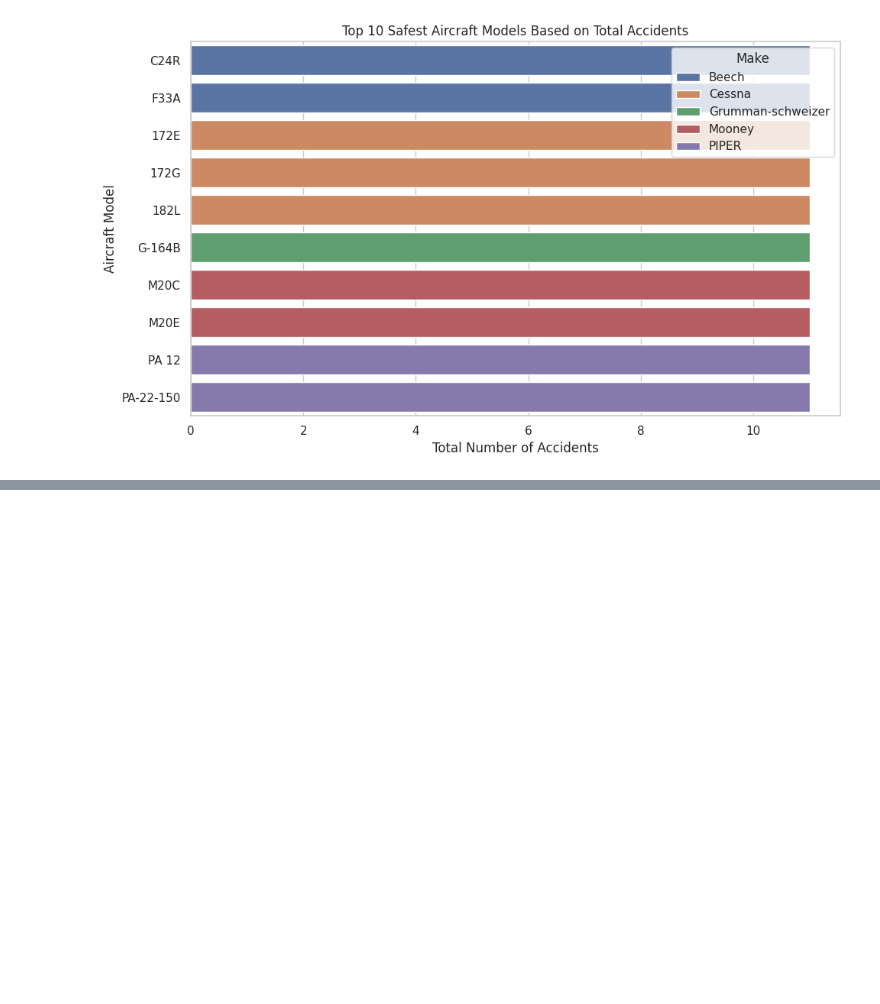
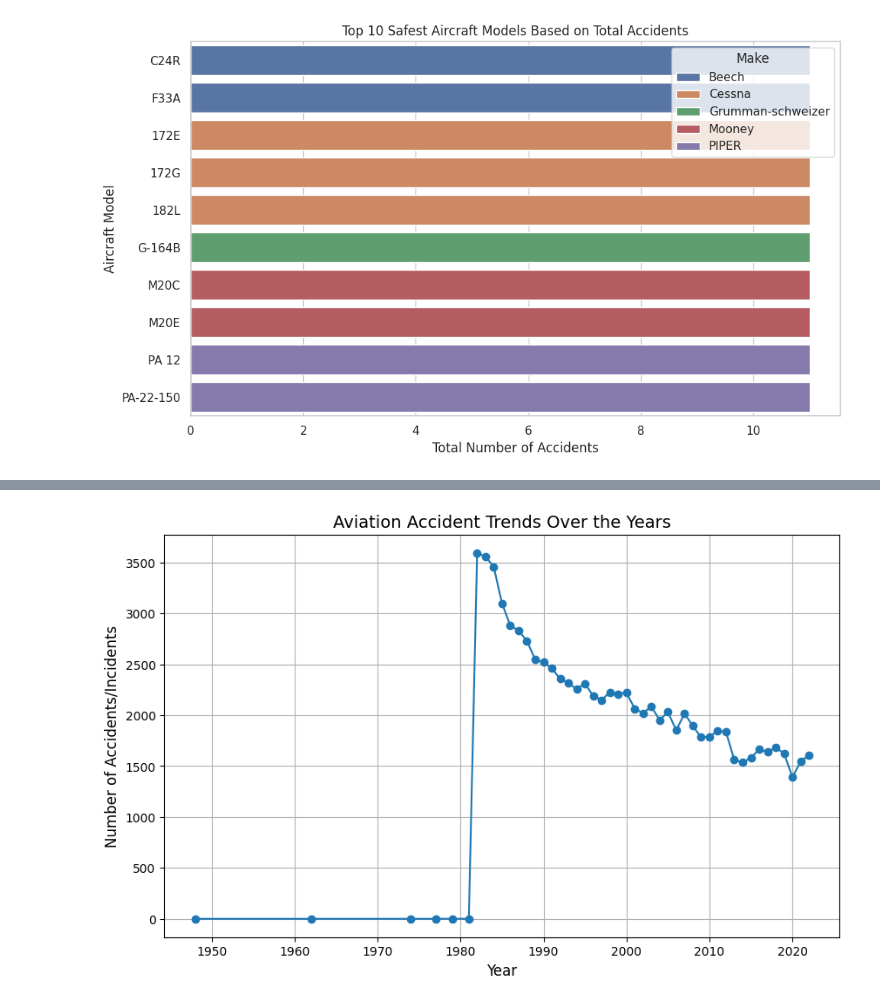
Before and after one commit to djdrjeff/phase1project, a Jupyter notebook: phaseoneproject.ipynb, the cells around one changed output, grey strips where cells are left out. Saved outputs shown, nothing was run; the diff lists cells and outputs as text; code cells hidden in the pictures; blank space fills up the shorter version.

```diff
--- a/phaseoneproject.ipynb
+++ b/phaseoneproject.ipynb
@@ -172,0 +221,23 @@ plt.show()
+# %%
+# convert the 'Event.Date' column to a datetime format to extract the year for analysis
+
+aviation_data['Event.Date'] = pd.to_datetime(aviation_data['Event.Date'], errors='coerce')
+
+# Extract the year from the 'Event.Date' column
+aviation_data['Year'] = aviation_data['Event.Date'].dt.year
+
+# Group by the year and count the number of accidents/incidents per year
+accident_trends = aviation_data.groupby('Year').size().reset_index(name='Accident Count')
+
+# Plotting accident trends over the years
+import matplotlib.pyplot as plt
+
+plt.figure(figsize=(10, 6))
+plt.plot(accident_trends['Year'], accident_trends['Accident Count'], marker='o', linestyle='-')
+plt.title('Aviation Accident Trends Over the Years', fontsize=14)
+plt.xlabel('Year', fontsize=12)
+plt.ylabel('Number of Accidents/Incidents', fontsize=12)
+plt.grid(True)
+plt.show()
+# %% [output]
+[figure, added]
```
Also changed, not shown: parts of 7 cells of this notebook.
